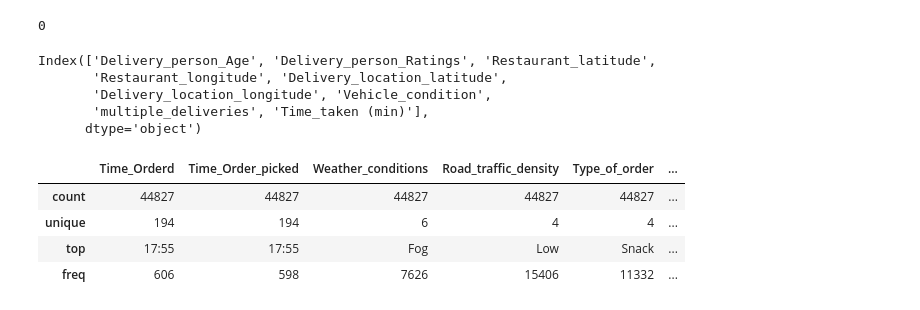
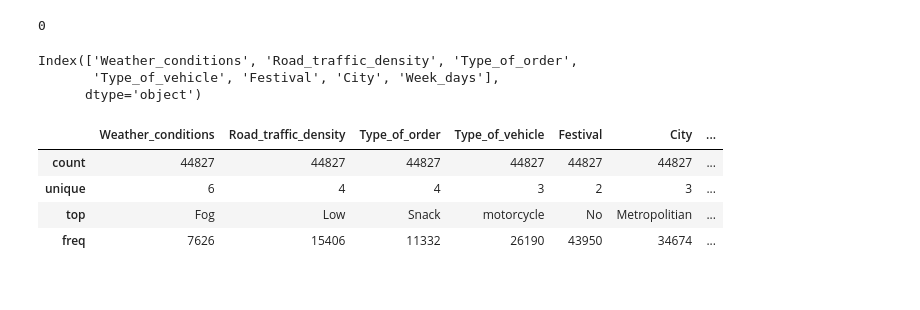
Before and after one commit to Aminsharif/st_assigment, a Jupyter notebook: notebooks/EDA.ipynb, the cells around one changed output. Cells and saved outputs as stored; diff of their text form; code cells hidden in the pictures.

```diff
--- a/notebooks/EDA.ipynb
+++ b/notebooks/EDA.ipynb
@@ -1093,0 +1091,3 @@ df18[df18['Hours']==24]
+# %%
+df19['Time_Orderd']= df19['Time_Orderd'].apply(convert_time_24_to_00)
+df19['Time_Order_picked']= df19['Time_Order_picked'].apply(convert_time_24_to_00)
@@ -1094,3 +1104,3 @@ df18[df18['Hours']==24]
 # %%
-df18['Time_Orderd_number'] = df18['Time_Orderd'].apply(convert_time_to_number)
-df18['Time_Order_picked_number'] = df18['Time_Order_picked'].apply(convert_time_to_number)
+df19['Time_Orderd'] = df19['Time_Orderd'].apply(convert_time_to_number)
+df19['Time_Order_picked'] = df19['Time_Order_picked'].apply(convert_time_to_number)
@@ -1122,24 +1130,22 @@ df17.duplicated().sum()
 # %% [output]
 0
 # %%
-df18 = df17.copy()
-df18.drop(['ID','Delivery_person_ID','Hours','Order_Date'], axis = 1, inplace=True)
+df20 = df19.copy()
+df20.drop(['ID','Delivery_person_ID','Hours','Order_Date'], axis = 1, inplace=True)
 # %%
-neumeric_columns = df18.columns[df18.dtypes !="object"]
-categorical_columns = df18.columns[df18.dtypes =="object"]
+neumeric_columns = df20.columns[df20.dtypes !="object"]
+categorical_columns = df20.columns[df20.dtypes =="object"]
-# %%
-neumeric_columns
-# %% [output]
-Index(['Delivery_person_Age', 'Delivery_person_Ratings', 'Restaurant_latitude',
-       'Restaurant_longitude', 'Delivery_location_latitude',
-       'Delivery_location_longitude', 'Vehicle_condition',
-       'multiple_deliveries', 'Time_taken (min)'],
-      dtype='object')
+# %%
+categorical_columns
+# %% [output]
+Index(['Weather_conditions', 'Road_traffic_density', 'Type_of_order',
+       'Type_of_vehicle', 'Festival', 'City', 'Week_days'],
+      dtype='object')
 # %%
-df18[categorical_columns].describe()
+df20[categorical_columns].describe()
 # %% [output]
-|  | Time_Orderd | Time_Order_picked | Weather_conditions | Road_traffic_density | Type_of_order | ... |
-| count | 44827 | 44827 | 44827 | 44827 | 44827 | ... |
-| unique | 194 | 194 | 6 | 4 | 4 | ... |
-| top | 17:55 | 17:55 | Fog | Low | Snack | ... |
-| freq | 606 | 598 | 7626 | 15406 | 11332 | ... |
+|  | Weather_conditions | Road_traffic_density | Type_of_order | Type_of_vehicle | Festival | City | ... |
+| count | 44827 | 44827 | 44827 | 44827 | 44827 | 44827 | ... |
+| unique | 6 | 4 | 4 | 3 | 2 | 3 | ... |
+| top | Fog | Low | Snack | motorcycle | No | Metropolitian | ... |
+| freq | 7626 | 15406 | 11332 | 26190 | 43950 | 34674 | ... |
```
Also changed, not shown: parts of 17 cells of this notebook, 4 other files.
